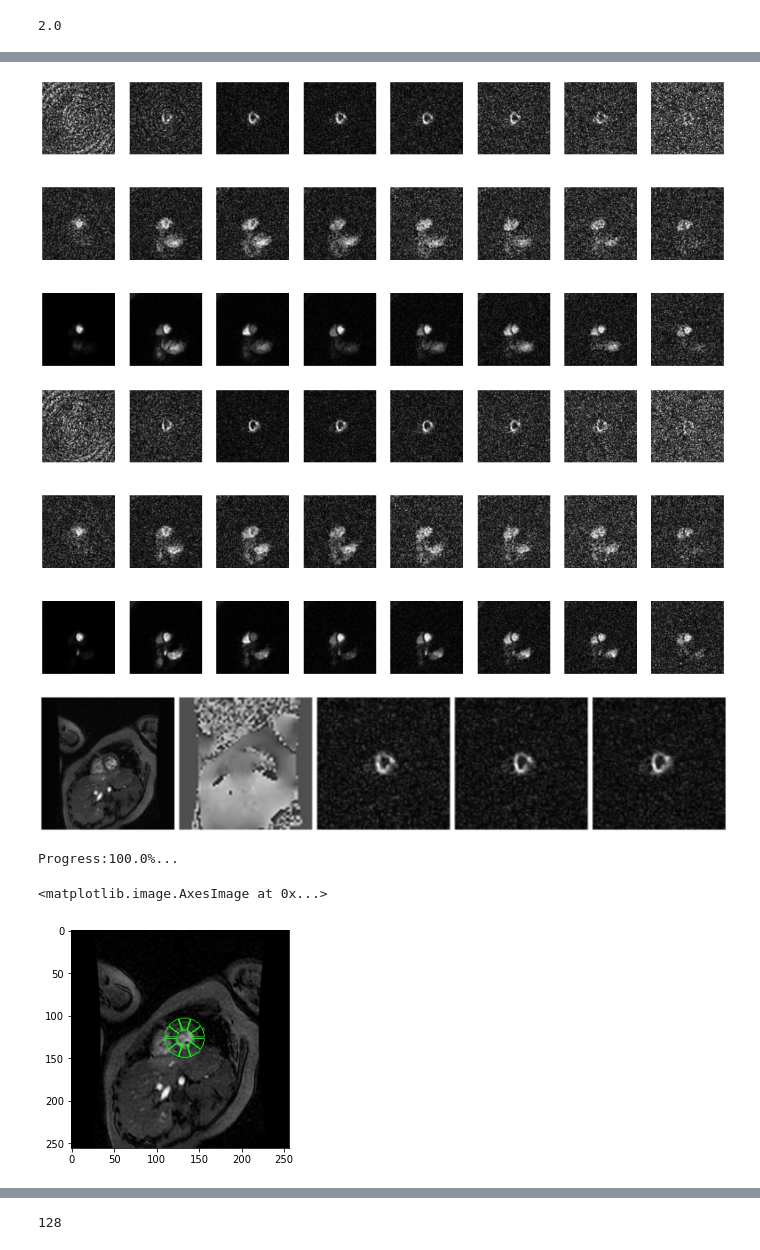
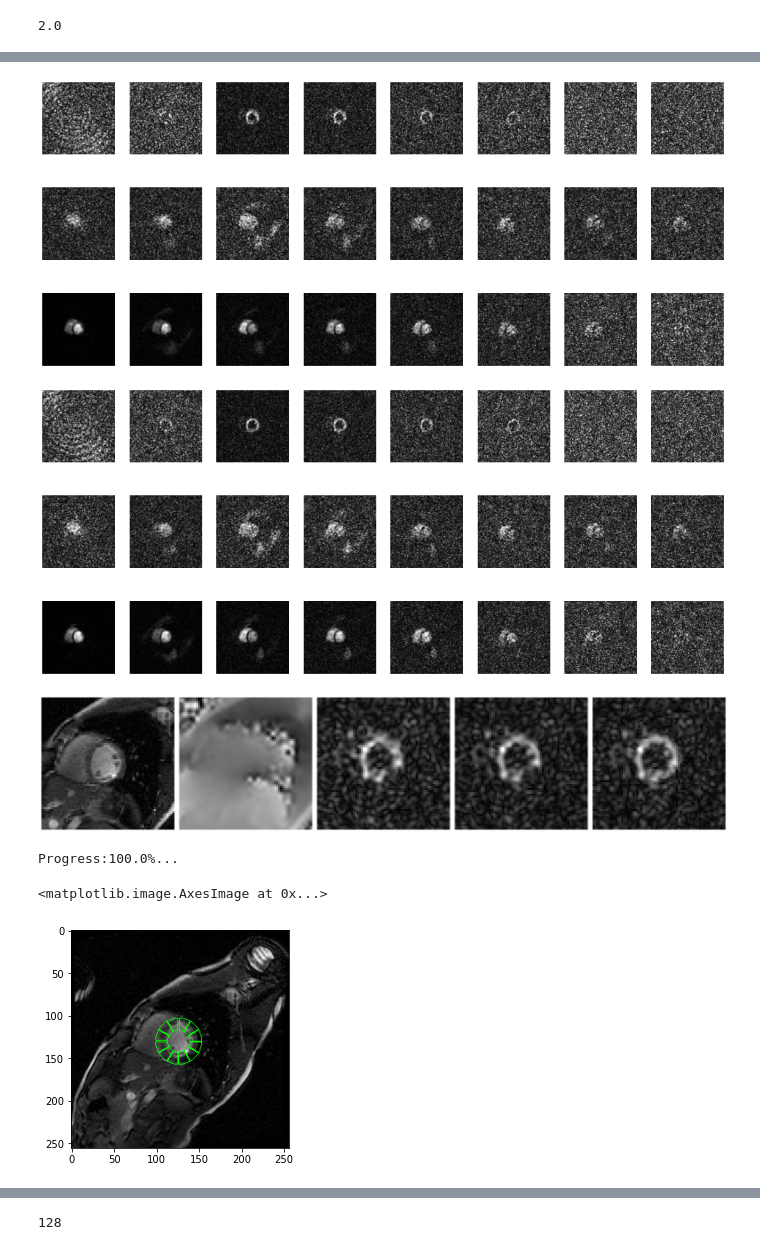
Before and after one commit to galenreed/spiralB0MapCorrection, a Jupyter notebook: 2_applyB0Corrections_single.ipynb, the cells around one changed output, grey strips where cells are left out. Drawn from its saved outputs; the diff is of its cells as text; code cells hidden in the pictures.

```diff
--- a/2_applyB0Corrections_single.ipynb
+++ b/2_applyB0Corrections_single.ipynb
@@ -30,7 +30,7 @@ import validationPipelineFunctions as validate
 def closestIndex(f, faxis):
     return np.argmin(np.abs(faxis-f))
 # %%
-patientIndex = 2
+patientIndex = 7
 currentPatient = cdg.patientList[patientIndex]
 
 doGlobalFreqSearch = False
@@ -48,8 +48,8 @@ df = 5
 nf = int((fmax - fmin)/df + 1)
 freqAxis = np.linspace(fmin, fmax, nf)
 
-gfmin = -30
-gfmax = 30
+gfmin = -25
+gfmax = 25
 ngf = int((gfmax - gfmin)/df + 1)
 globalFreqSearch = np.linspace(gfmin, gfmax, ngf)
 
@@ -367,39 +374,42 @@ ratio = 0.2514893522111607
 # %%
 cdg.plotC13Mat(img_unc)
 # %% [output]
-[figure, old version]
+[figure, new version]
 # %%
 cdg.plotC13Mat(img_mfi)
 # %% [output]
-[figure, old version]
+[figure, new version]
 # %%
 im = 0
 it = 3
+sx = slice(30,100)
+sy = slice(30,100)
 
 b0map = np.squeeze(sitk.GetArrayFromImage(b0phaseOrig_r))
 
 fig, (ax1, ax2, ax3, ax4, ax5) = plt.subplots(1,5,figsize=(20,5))
 
-ax1.imshow(np.squeeze(sitk.GetArrayFromImage(loc_r)), cmap='gray')
+locPix = np.squeeze(sitk.GetArrayFromImage(loc_r))
+ax1.imshow(locPix[sx,sy], cmap='gray')
 ax1.axis('off')
-ax2.imshow(b0map, cmap='gray')
+ax2.imshow(b0map[sx,sy], cmap='gray')
 ax2.axis('off')
-ax3.imshow(img_unc[:,:,it,im], cmap='gray')
+ax3.imshow(img_unc[sx,sy,it,im], cmap='gray')
 ax3.axis('off')
-ax4.imshow(img_gs[:,:,it,im], cmap='gray')
+ax4.imshow(img_gs[sx,sy,it,im], cmap='gray')
 ax4.axis('off')
-ax5.imshow(img_mfi[:,:,it,im], cmap='gray')
+ax5.imshow(img_mfi[sx,sy,it,im], cmap='gray')
 ax5.axis('off')
 fig.tight_layout()
 
 
 fig.savefig('rawFigs/exampleImprovement.png')
 # %% [output]
-[figure, old version]
+[figure, new version]
 # %%
 
 circlocs = currentPatient.circle
-numThetaBins = 10
+numThetaBins = 12
 circleThickness = 15
 locPixels = np.squeeze(sitk.GetArrayFromImage(loc))
 binImages = recon.divideMyocardiumIntoBins(locPixels, circlocs, numThetaBins, circleThickness)
@@ -412,7 +422,7 @@ plt.imshow(locColor)
 # %% [output]
 Progress:100.0%...
 <matplotlib.image.AxesImage at 0x...>
-[figure, old version]
+[figure, new version]
 # %%
 
 it = int(peakTime[0])
```
Also changed, not shown: parts of 18 cells of this notebook, 3 other files.
